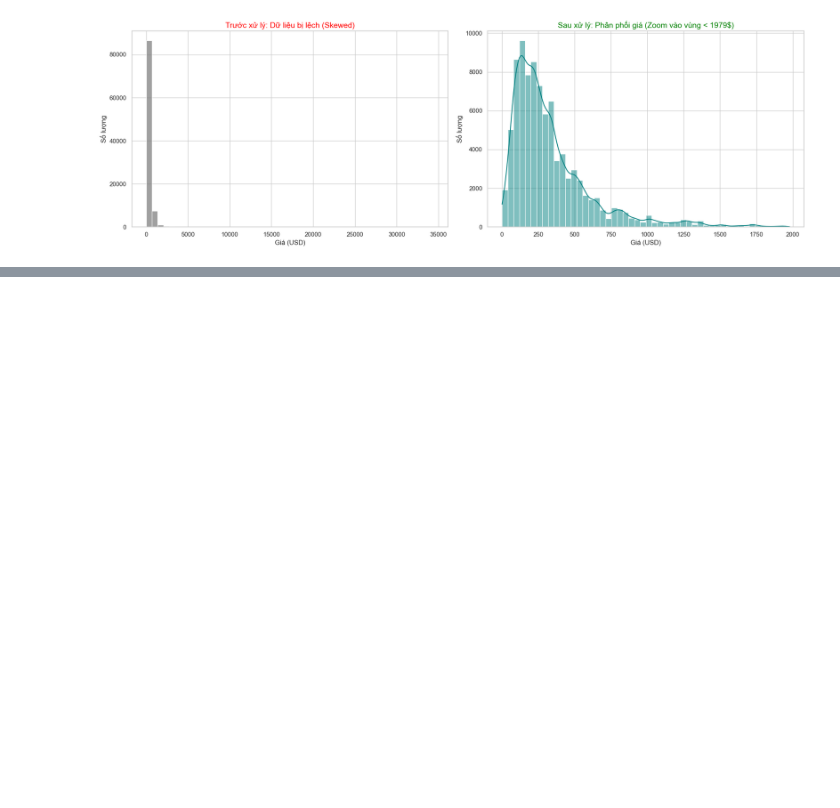
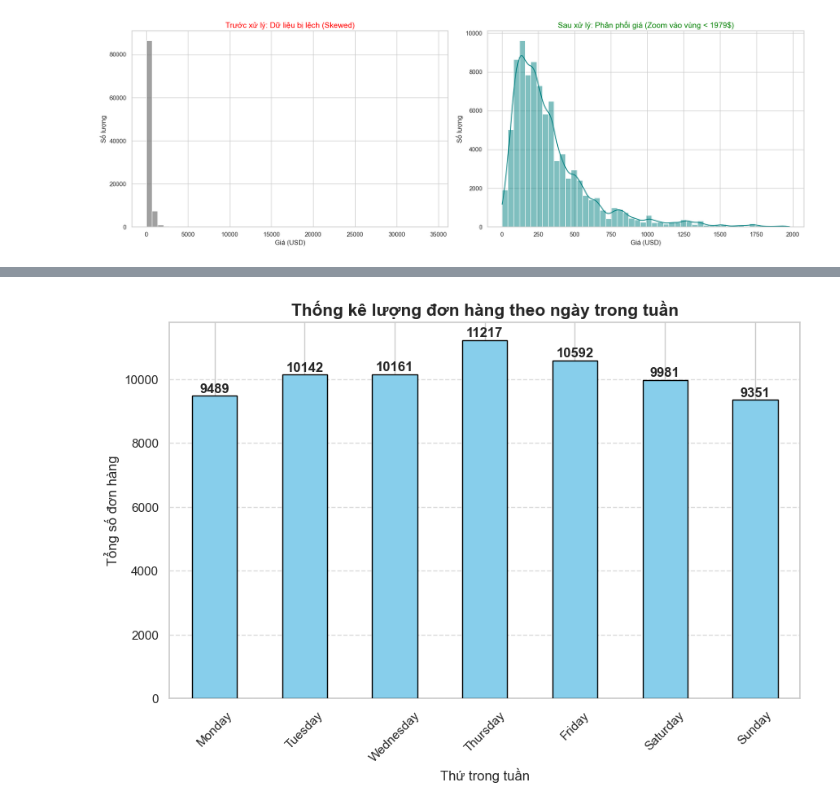
Before and after one commit to tinletrongCS/Data-mining, a Jupyter notebook: main.ipynb, the cells around one changed output, grey strips where cells are left out. Saved outputs shown, nothing was run; the diff lists cells and outputs as text; code cells hidden in the pictures; blank space fills up the shorter version.

```diff
--- a/main.ipynb
+++ b/main.ipynb
@@ -128,0 +198,4 @@ df_4 = run_phase_4_cleaning(df_3)
+# %%
+plot_sales_by_weekday(df_main, save_path="image\\sales_by_weekday.png")
+# %% [output]
+[figure, added]
```
Also changed, not shown: parts of 29 cells of this notebook, 6 other files.
